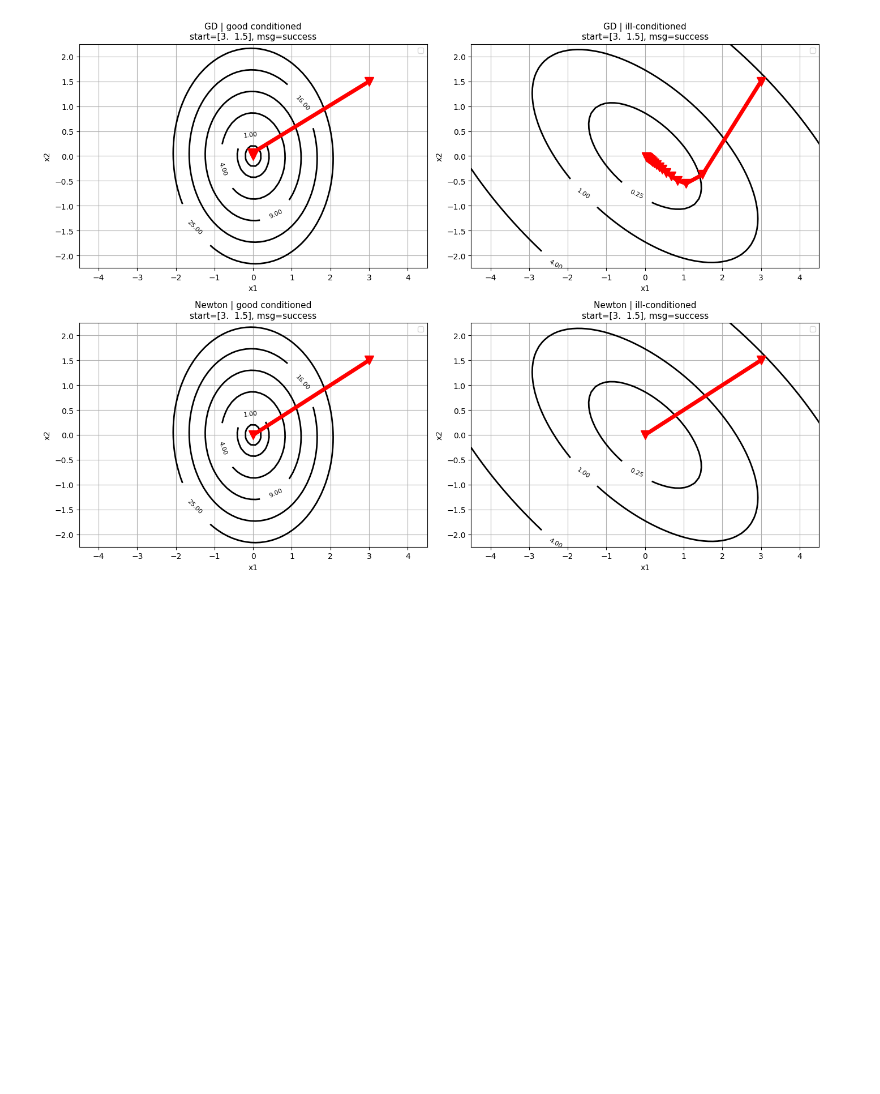
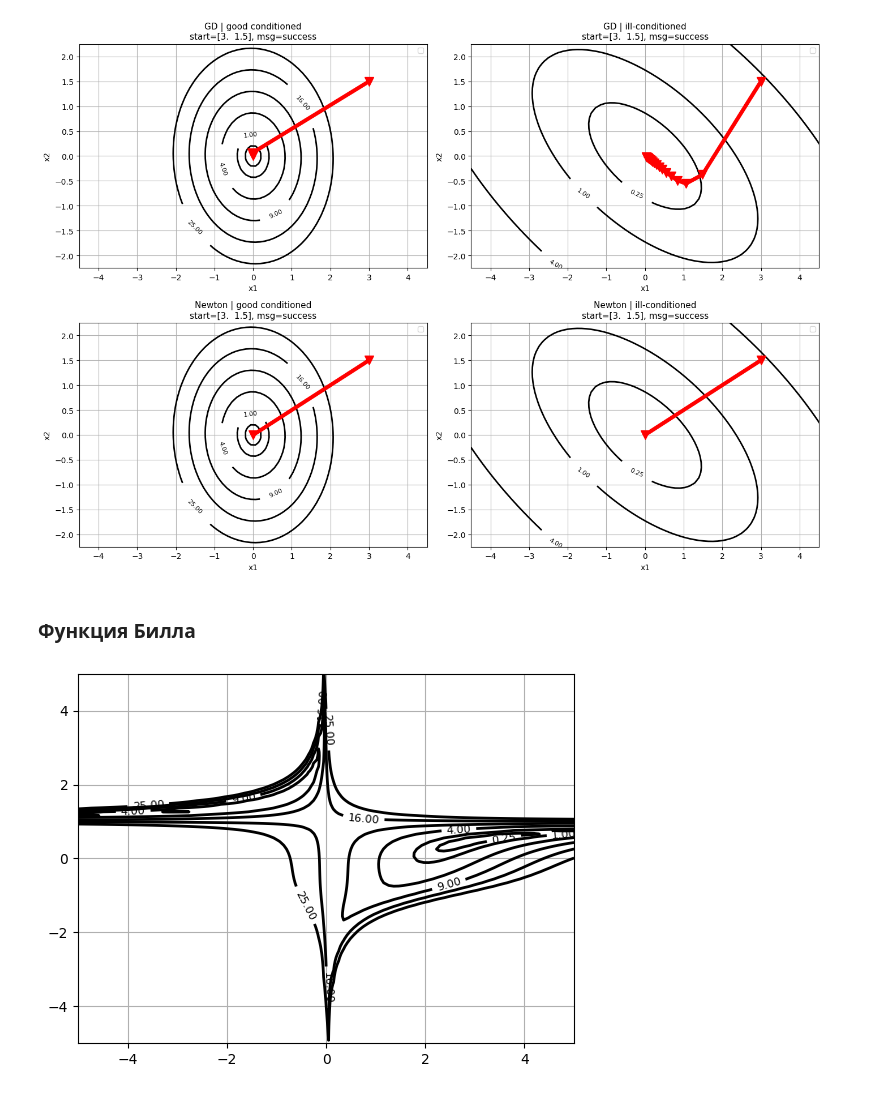
Before and after one commit to crustaceano/ExistanseOfNonExistentSubject, a Jupyter notebook: tasks/task_3_2.ipynb, the cells around one changed output. Drawn from its saved outputs; the diff is of its cells as text; code cells hidden in the pictures; blank space fills up the shorter version.

```diff
--- a/tasks/task_3_2.ipynb
+++ b/tasks/task_3_2.ipynb
@@ -84,3 +80,12 @@ No artists with labels found to put in legend.  Note that artists whose label st
 No artists with labels found to put in legend.  Note that artists whose label start with an underscore are ignored when legend() is called with no argument.
 No artists with labels found to put in legend.  Note that artists whose label start with an underscore are ignored when legend() is called with no argument.
 [figure]
+# %% [markdown]
+### Функция Билла
+# %%
+oracle = NonConvexOracle()
+plot_levels(oracle.func, xrange=[-5, 5], yrange=[-5, 5], levels=np.geomspace(1e-2, 1e3, 15))
+plt.title("Beale function: contour levels")
+plt.show()
+# %% [output]
+[figure, added]
```
Also changed, not shown: parts of 2 cells of this notebook.
